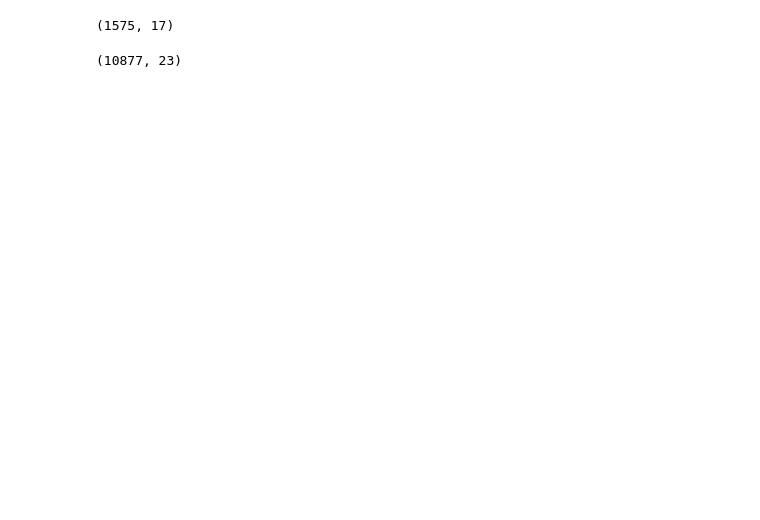
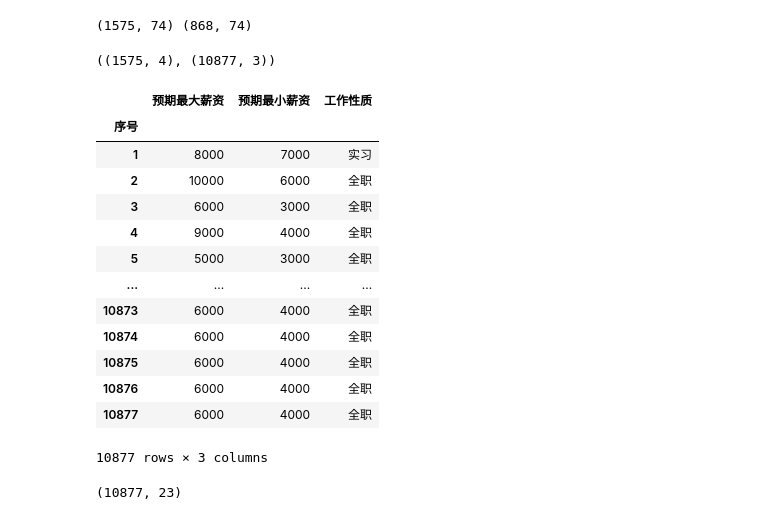
Before and after one commit to zzaiyan/D2L, a Jupyter notebook: 统计.ipynb, the cells around one changed output. Saved outputs shown, nothing was run; the diff lists cells and outputs as text; code cells hidden in the pictures; blank space fills up the shorter version.

```diff
--- a/统计.ipynb
+++ b/统计.ipynb
@@ -3,11 +3,39 @@ import pandas as pd
 import numpy as np
 import ast
 from tqdm import tqdm
-# %%
-df_job = pd.read_excel('./position.xlsx')
-df_job.shape
-# %% [output]
-(1575, 17)
+# %%
+# 属性嵌入，这里的序号是0~N-1
+a_emb_job = pd.read_csv('./attribute_embedding_position.txt',sep=' ',index_col=0,header=None,na_values=[])
+# emb_job.drop(columns=[0,65],inplace=True)
+a_emb_per = pd.read_csv('./attribute_embedding_user.txt',sep=' ',index_col=0,header=None,na_values=[])
+# emb_per.drop(columns=[0,220],inplace=True)
+print(a_emb_job.shape, a_emb_per.shape)
+# %% [output]
+(1575, 74) (868, 74)
+# %%
+# 这里的序号是1~N
+df_job = pd.read_csv('./hardcore_position.csv',index_col=0,header=0,encoding='gbk')
+df_per = pd.read_csv('./hardcore_user.csv',index_col=0,header=0,encoding='gbk')
+df_job.shape, df_per.shape
+# %% [output]
+((1575, 4), (10877, 3))
+# %%
+df_per
+# %% [output]
+|  | 预期最大薪资 | 预期最小薪资 | 工作性质 |
+| 序号 |  |  |  |
+| 1 | 8000 | 7000 | 实习 |
+| 2 | 10000 | 6000 | 全职 |
+| 3 | 6000 | 3000 | 全职 |
+| 4 | 9000 | 4000 | 全职 |
+| 5 | 5000 | 3000 | 全职 |
+| ... | ... | ... | ... |
+| 10873 | 6000 | 4000 | 全职 |
+| 10874 | 6000 | 4000 | 全职 |
+| 10875 | 6000 | 4000 | 全职 |
+| 10876 | 6000 | 4000 | 全职 |
+| 10877 | 6000 | 4000 | 全职 |
+10877 rows × 3 columns
 # %%
 df_per = pd.read_excel('./user.xlsx')
 df_per.shape
```
Also changed, not shown: 4 other files.
